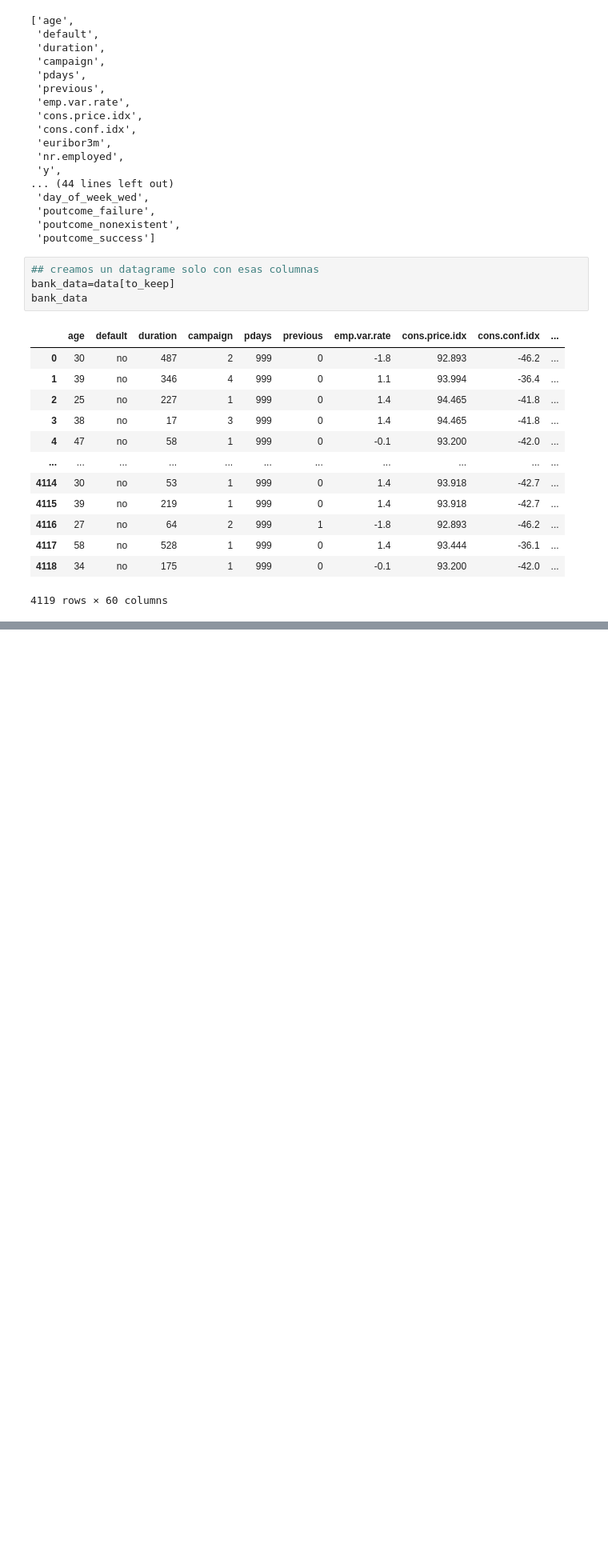
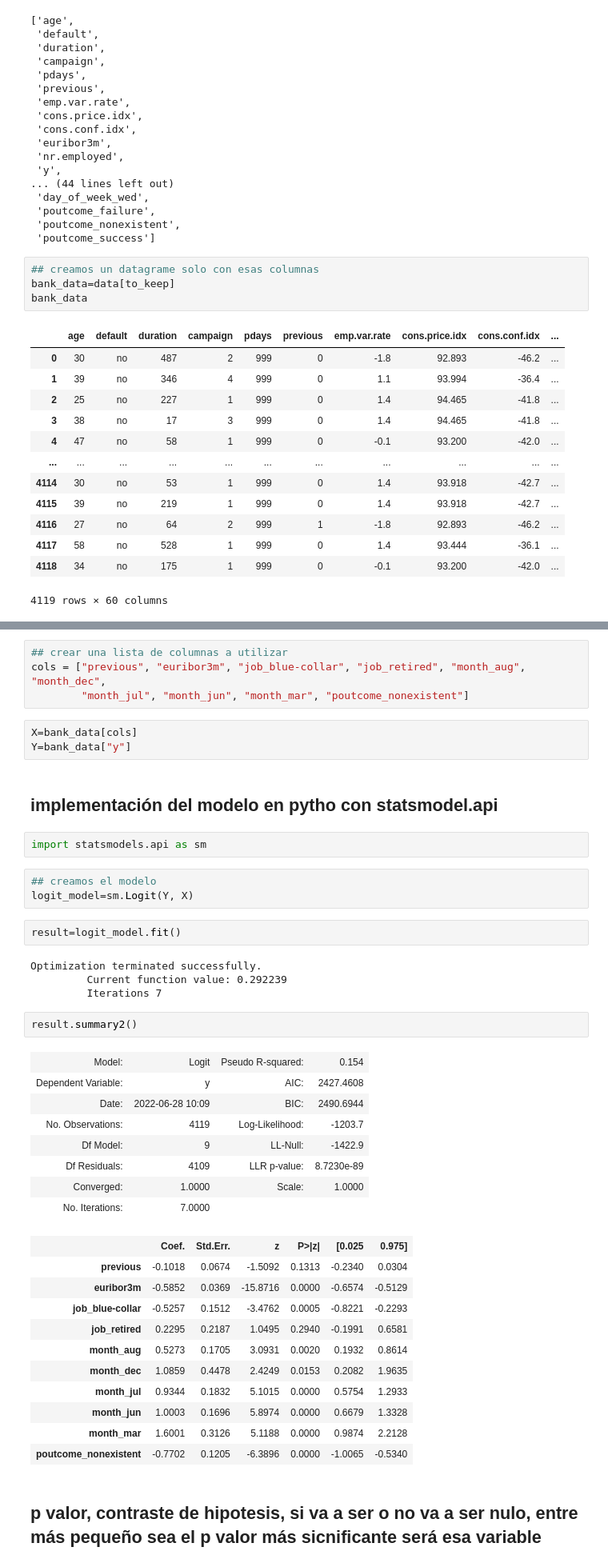
Before and after one commit to GersonVis/Tecnicas-de-IA, a Jupyter notebook: curso udemy/regresión logística/regresión logística para predicciones bancarias.ipynb, the cells around one changed output, grey strips where cells are left out. Shown at 80% size. Cells and saved outputs as stored; diff of their text form; blank space fills up the shorter version.

```diff
--- a/curso udemy/regresión logística/regresión logística para predicciones bancarias.ipynb
+++ b/curso udemy/regresión logística/regresión logística para predicciones bancarias.ipynb
@@ -255,0 +329,44 @@ Y=['y']
+# %%
+## crear una lista de columnas a utilizar
+cols = ["previous", "euribor3m", "job_blue-collar", "job_retired", "month_aug", "month_dec",
+        "month_jul", "month_jun", "month_mar", "poutcome_nonexistent"]
+# %%
+X=bank_data[cols]
+Y=bank_data["y"]
+# %% [markdown]
+## implementación del modelo en pytho con statsmodel.api
+# %%
+import statsmodels.api as sm
+# %%
+## creamos el modelo
+logit_model=sm.Logit(Y, X)
+# %%
+result=logit_model.fit()
+# %% [output]
+Optimization terminated successfully.
+         Current function value: 0.292239
+         Iterations 7
+# %%
+result.summary2()
+# %% [output]
+| Model: | Logit | Pseudo R-squared: | 0.154 |
+| Dependent Variable: | y | AIC: | 2427.4608 |
+| Date: | 2022-06-28 10:09 | BIC: | 2490.6944 |
+| No. Observations: | 4119 | Log-Likelihood: | -1203.7 |
+| Df Model: | 9 | LL-Null: | -1422.9 |
+| Df Residuals: | 4109 | LLR p-value: | 8.7230e-89 |
+| Converged: | 1.0000 | Scale: | 1.0000 |
+| No. Iterations: | 7.0000 |  |  |
+|  | Coef. | Std.Err. | z | P>|z| | [0.025 | 0.975] |
+| previous | -0.1018 | 0.0674 | -1.5092 | 0.1313 | -0.2340 | 0.0304 |
+| euribor3m | -0.5852 | 0.0369 | -15.8716 | 0.0000 | -0.6574 | -0.5129 |
+| job_blue-collar | -0.5257 | 0.1512 | -3.4762 | 0.0005 | -0.8221 | -0.2293 |
+| job_retired | 0.2295 | 0.2187 | 1.0495 | 0.2940 | -0.1991 | 0.6581 |
+| month_aug | 0.5273 | 0.1705 | 3.0931 | 0.0020 | 0.1932 | 0.8614 |
+| month_dec | 1.0859 | 0.4478 | 2.4249 | 0.0153 | 0.2082 | 1.9635 |
+| month_jul | 0.9344 | 0.1832 | 5.1015 | 0.0000 | 0.5754 | 1.2933 |
+| month_jun | 1.0003 | 0.1696 | 5.8974 | 0.0000 | 0.6679 | 1.3328 |
+| month_mar | 1.6001 | 0.3126 | 5.1188 | 0.0000 | 0.9874 | 2.2128 |
+| poutcome_nonexistent | -0.7702 | 0.1205 | -6.3896 | 0.0000 | -1.0065 | -0.5340 |
+# %% [markdown]
+## p valor, contraste de hipotesis, si va a ser o no va a ser nulo, entre más pequeño sea el p valor más sicnificante será esa variable
```
Also changed, not shown: parts of 29 cells of this notebook.
